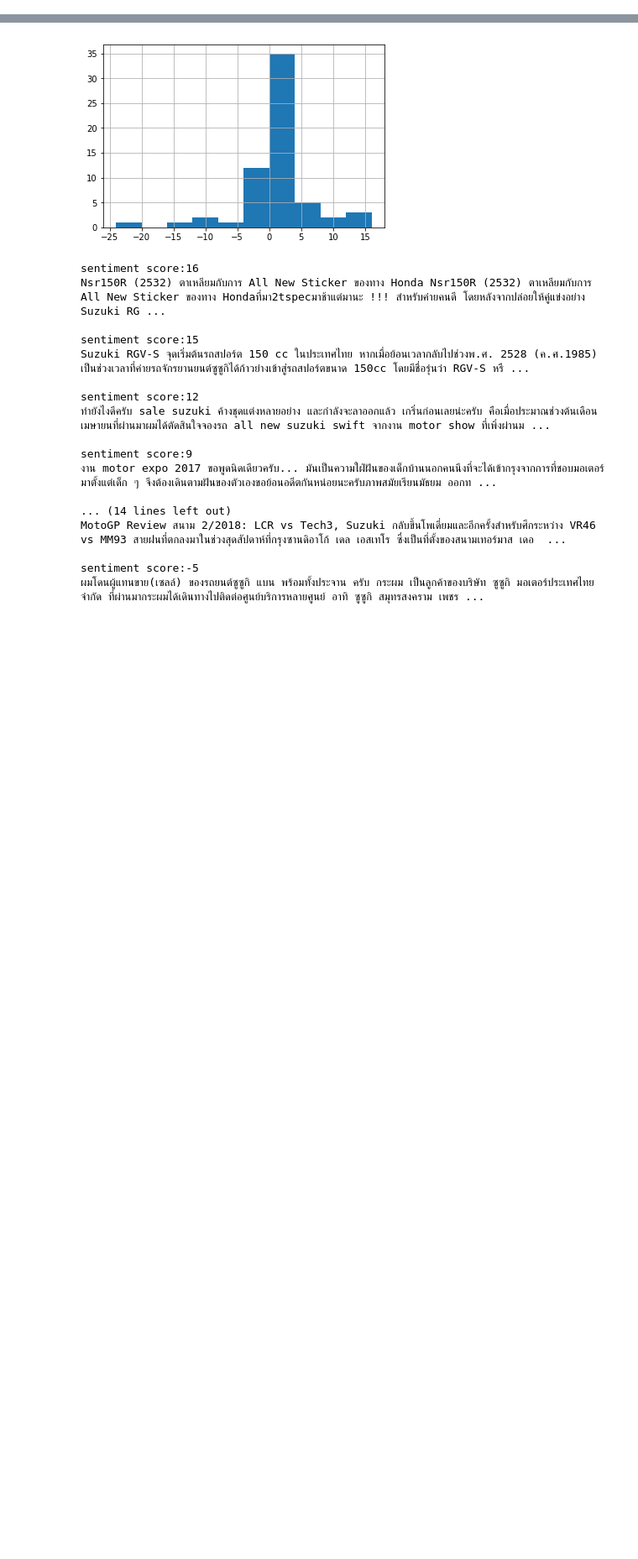
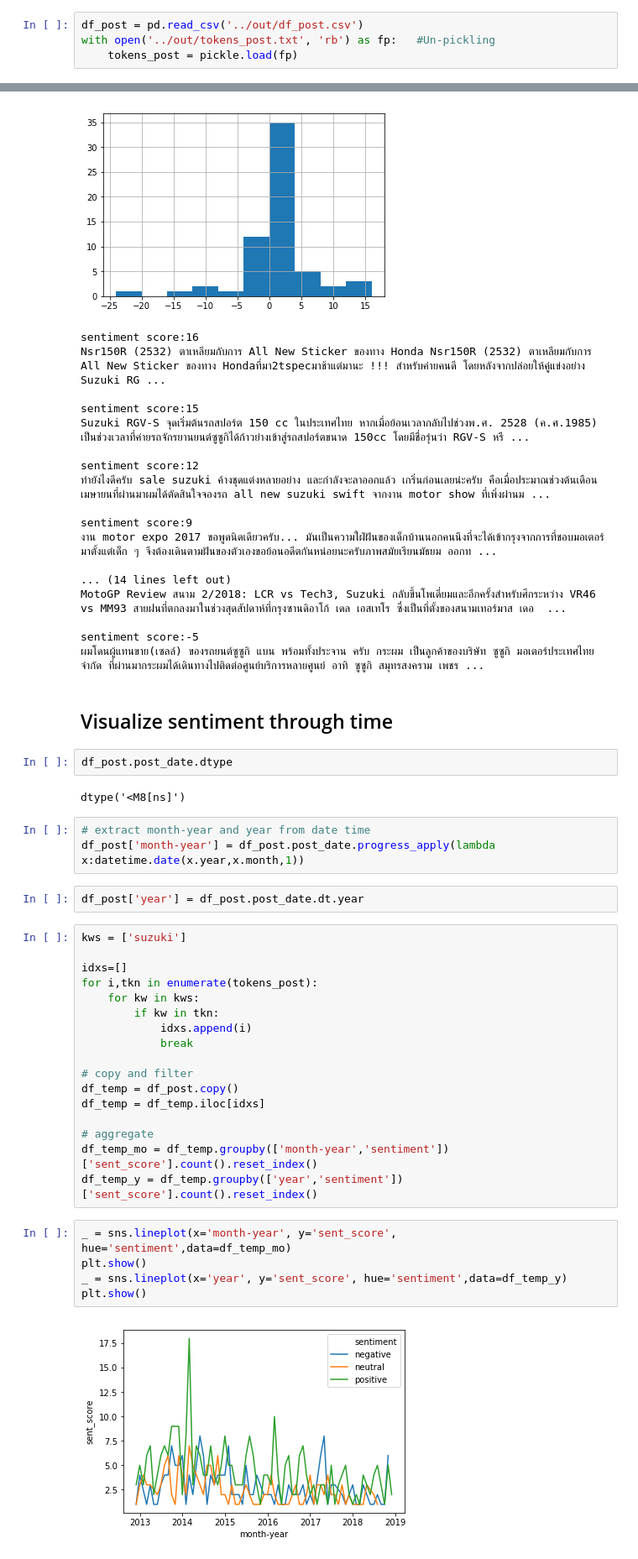
Before and after one commit to witchapong/ChaosTheoryProject, a Jupyter notebook: 2._Sentiment_query.ipynb, the cells around one changed output, grey strips where cells are left out. Shown at 84% size. Saved outputs shown, nothing was run; the diff lists cells and outputs as text; blank space fills up the shorter version.

```diff
--- a/2._Sentiment_query.ipynb
+++ b/2._Sentiment_query.ipynb
@@ -92,3 +89,7 @@ Name: post_date, dtype: object
+# %%
+df_post = pd.read_csv('../out/df_post.csv')
+with open('../out/tokens_post.txt', 'rb') as fp:   #Un-pickling
+    tokens_post = pickle.load(fp)
 # %% [markdown]
 ## Input to program
 1) Key words<br>
@@ -156,3 +159,38 @@ MotoGP Review สนาม 2/2018: LCR vs Tech3, Suzuki กลับขึ้น
 
 sentiment score:-5
 ผมโดนผู้แทนขาย(เซลล์) ของรถยนต์ซูซูกิ แบน พร้อมทั้งประจาน ครับ กระผม เป็นลูกค้าของบริษัท ซูซูกิ มอเตอร์ประเทศไทย จำกัด ที่ผ่านมากระผมได้เดินทางไปติดต่อศูนย์บริการหลายศูนย์ อาทิ ซูซูกิ สมุทรสงคราม เพชร ...
+# %% [markdown]
+## Visualize sentiment through time
+# %%
+df_post.post_date.dtype
+# %% [output]
+dtype('<M8[ns]')
+# %%
+# extract month-year and year from date time
+df_post['month-year'] = df_post.post_date.progress_apply(lambda x:datetime.date(x.year,x.month,1))
+# %%
+df_post['year'] = df_post.post_date.dt.year
+# %%
+kws = ['suzuki']
+
+idxs=[]
+for i,tkn in enumerate(tokens_post):
+    for kw in kws:
+        if kw in tkn:
+            idxs.append(i)
+            break
+
+# copy and filter
+df_temp = df_post.copy()
+df_temp = df_temp.iloc[idxs]
+
+# aggregate
+df_temp_mo = df_temp.groupby(['month-year','sentiment'])['sent_score'].count().reset_index()
+df_temp_y = df_temp.groupby(['year','sentiment'])['sent_score'].count().reset_index()
+# %%
+_ = sns.lineplot(x='month-year', y='sent_score', hue='sentiment',data=df_temp_mo)
+plt.show()
+_ = sns.lineplot(x='year', y='sent_score', hue='sentiment',data=df_temp_y)
+plt.show()
+# %% [output]
+[figure, added]
```
Also changed, not shown: parts of 12 cells of this notebook, 3 other files.
